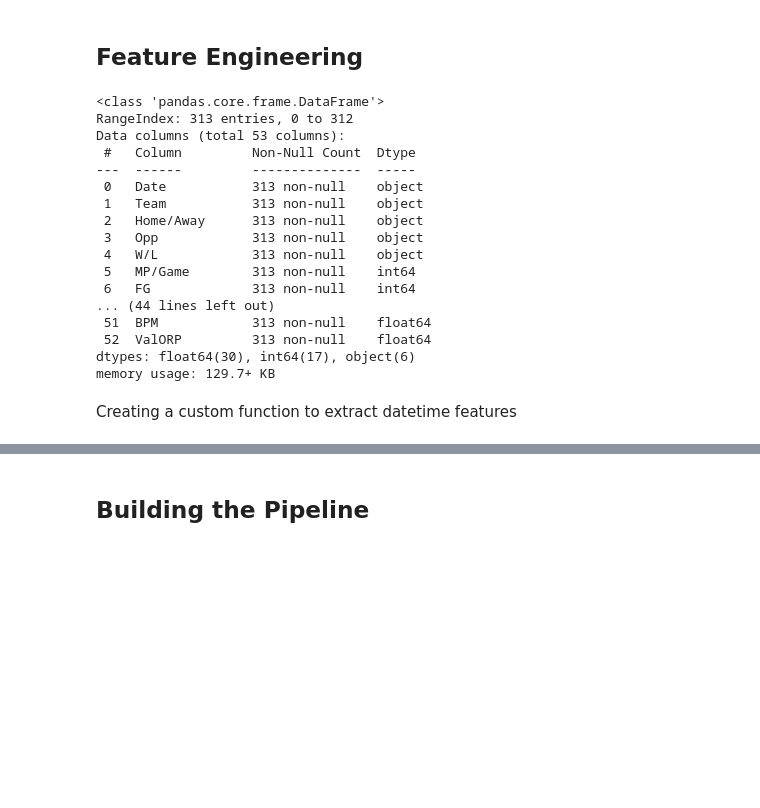
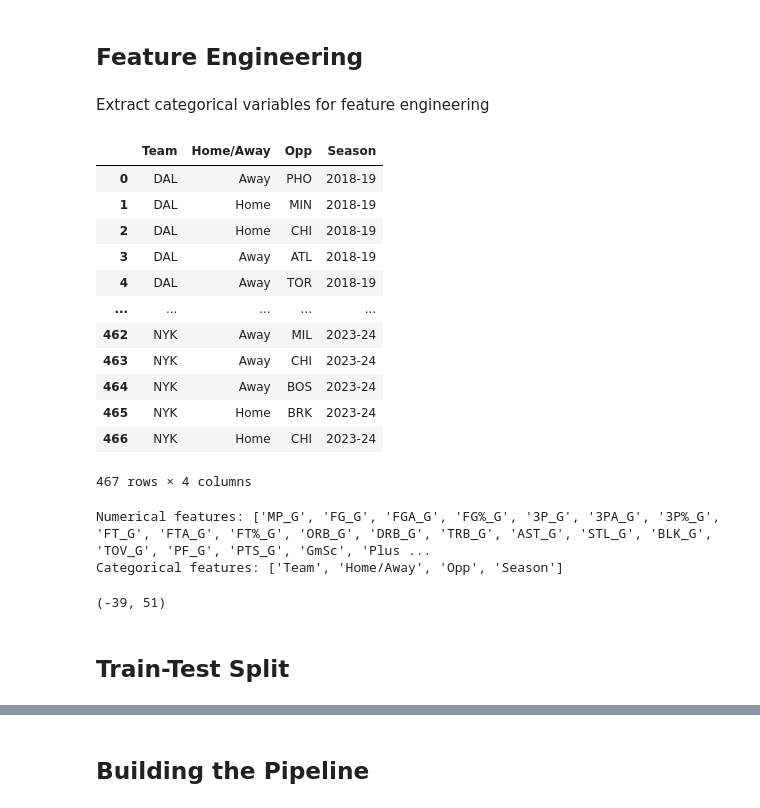
Before and after one commit to sabrinasayed99/Ph4_NBA_Player_Performance, a Jupyter notebook: Baseline_Model.ipynb, the cells around one changed output, grey strips where cells are left out. Drawn from its saved outputs; the diff is of its cells as text; code cells hidden in the pictures; blank space fills up the shorter version.

```diff
--- a/Baseline_Model.ipynb
+++ b/Baseline_Model.ipynb
@@ -72,32 +86,46 @@ categorical_columns
 # %% [markdown]
 ## Feature Engineering
-# %%
-df.info()
-# %% [output]
-<class 'pandas.core.frame.DataFrame'>
-RangeIndex: 313 entries, 0 to 312
-Data columns (total 53 columns):
- #   Column         Non-Null Count  Dtype
----  ------         --------------  -----
- 0   Date           313 non-null    object
- 1   Team           313 non-null    object
- 2   Home/Away      313 non-null    object
- 3   Opp            313 non-null    object
- 4   W/L            313 non-null    object
- 5   MP/Game        313 non-null    int64
- 6   FG             313 non-null    int64
-... (44 lines left out)
- 51  BPM            313 non-null    float64
- 52  ValORP         313 non-null    float64
-dtypes: float64(30), int64(17), object(6)
-memory usage: 129.7+ KB
-# %%
-df['Date'] = pd.to_datetime(df['Date'])
+# %% [markdown]
+Extract categorical variables for feature engineering
+# %%
+categorical_columns = df[['Team', 'Home/Away', 'Opp', 'Season']]
+categorical_columns
+# %% [output]
+|  | Team | Home/Away | Opp | Season |
+| 0 | DAL | Away | PHO | 2018-19 |
+| 1 | DAL | Home | MIN | 2018-19 |
+| 2 | DAL | Home | CHI | 2018-19 |
+| 3 | DAL | Away | ATL | 2018-19 |
+| 4 | DAL | Away | TOR | 2018-19 |
+| ... | ... | ... | ... | ... |
+| 462 | NYK | Away | MIL | 2023-24 |
+| 463 | NYK | Away | CHI | 2023-24 |
+| 464 | NYK | Away | BOS | 2023-24 |
+| 465 | NYK | Home | BRK | 2023-24 |
+| 466 | NYK | Home | CHI | 2023-24 |
+467 rows × 4 columns
+# %%
+ # Get numerical and categorical features, excluding the target
+
+numerical_features = df.select_dtypes(include=['float64', 'int64']).columns.tolist()
+numerical_features = [col for col in numerical_features if col not in ['W/L_Ratio']]
+
+categorical_features = categorical_columns.columns.tolist()
+
+print("Numerical features:", numerical_features)
+print("Categorical features:", categorical_features)
+# %% [output]
+Numerical features: ['MP_G', 'FG_G', 'FGA_G', 'FG%_G', '3P_G', '3PA_G', '3P%_G', 'FT_G', 'FTA_G', 'FT%_G', 'ORB_G', 'DRB_G', 'TRB_G', 'AST_G', 'STL_G', 'BLK_G', 'TOV_G', 'PF_G', 'PTS_G', 'GmSc', 'Plus ...
+Categorical features: ['Team', 'Home/Away', 'Opp', 'Season']
+# %%
+df['W/L_Ratio'].min(), df['W/L_Ratio'].max()
+# %% [output]
+(-39, 51)
+# %% [markdown]
+## Train-Test Split
 # %%
 from sklearn.pipeline import Pipeline
 from sklearn.preprocessing import FunctionTransformer
 from sklearn.compose import ColumnTransformer
 from sklearn.preprocessing import OneHotEncoder
 from sklearn.preprocessing import StandardScaler
-# %% [markdown]
-Creating a custom function to extract datetime features
```
Also changed, not shown: parts of 51 cells of this notebook, 1 other file.
